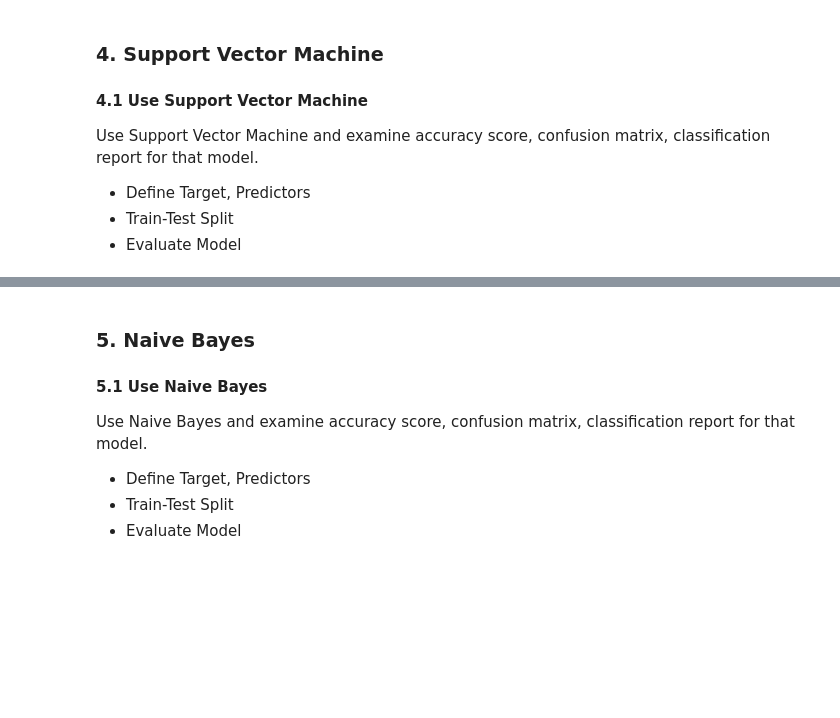
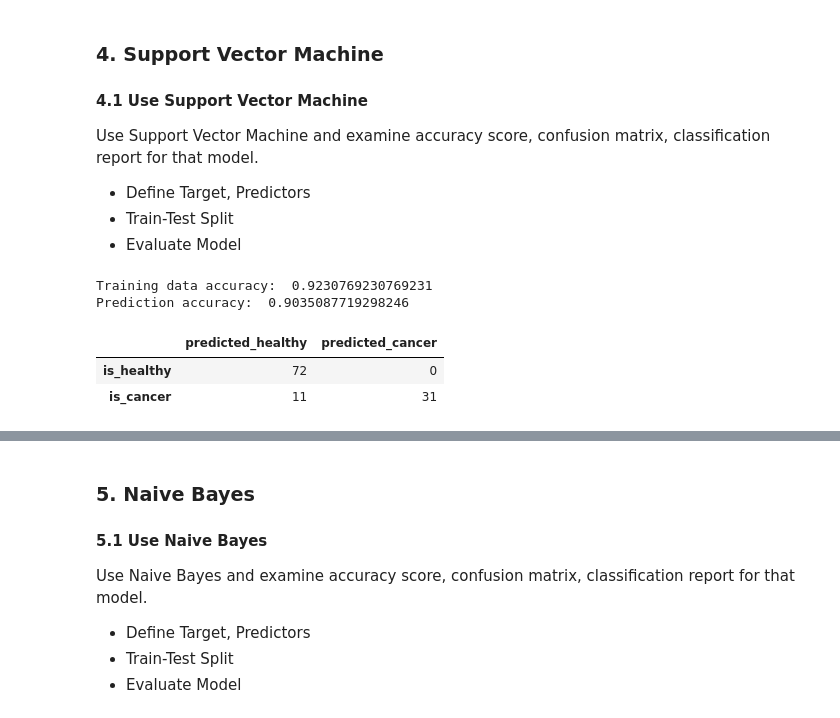
Before and after one commit to CDan07/IOD, a Jupyter notebook: Labs/Module 5/IOD_Lab_5_3_1.ipynb, the cells around one changed output, grey strips where cells are left out. Drawn from its saved outputs; the diff is of its cells as text; code cells hidden in the pictures; blank space fills up the shorter version.

```diff
--- a/Labs/Module 5/IOD_Lab_5_3_1.ipynb
+++ b/Labs/Module 5/IOD_Lab_5_3_1.ipynb
@@ -130,3 +180,22 @@ Use Support Vector Machine and examine accuracy score, confusion matrix, classif
 - Define Target, Predictors
 - Train-Test Split
 - Evaluate Model
+# %%
+# Evaluate Model
+svc = SVC(probability=True)
+svc.fit(X_train,y_train)
+print("Training data accuracy: ",svc.score(X_train,y_train))
+y_predict_svc = svc.predict(X_test)
+print("Prediction accuracy: ", accuracy_score(y_test,y_predict_svc))
+# %% [output]
+Training data accuracy:  0.9230769230769231
+Prediction accuracy:  0.9035087719298246
+# %%
+# Confusion matrix
+confusion_matrix_values = confusion_matrix(y_test, y_predict_svc)
+confusion_df = pd.DataFrame(confusion_matrix_values, columns=['predicted_healthy', 'predicted_cancer'], index=['is_healthy', 'is_cancer'])
+confusion_df
+# %% [output]
+|  | predicted_healthy | predicted_cancer |
+| is_healthy | 72 | 0 |
+| is_cancer | 11 | 31 |
```
Also changed, not shown: parts of 16 cells of this notebook.
